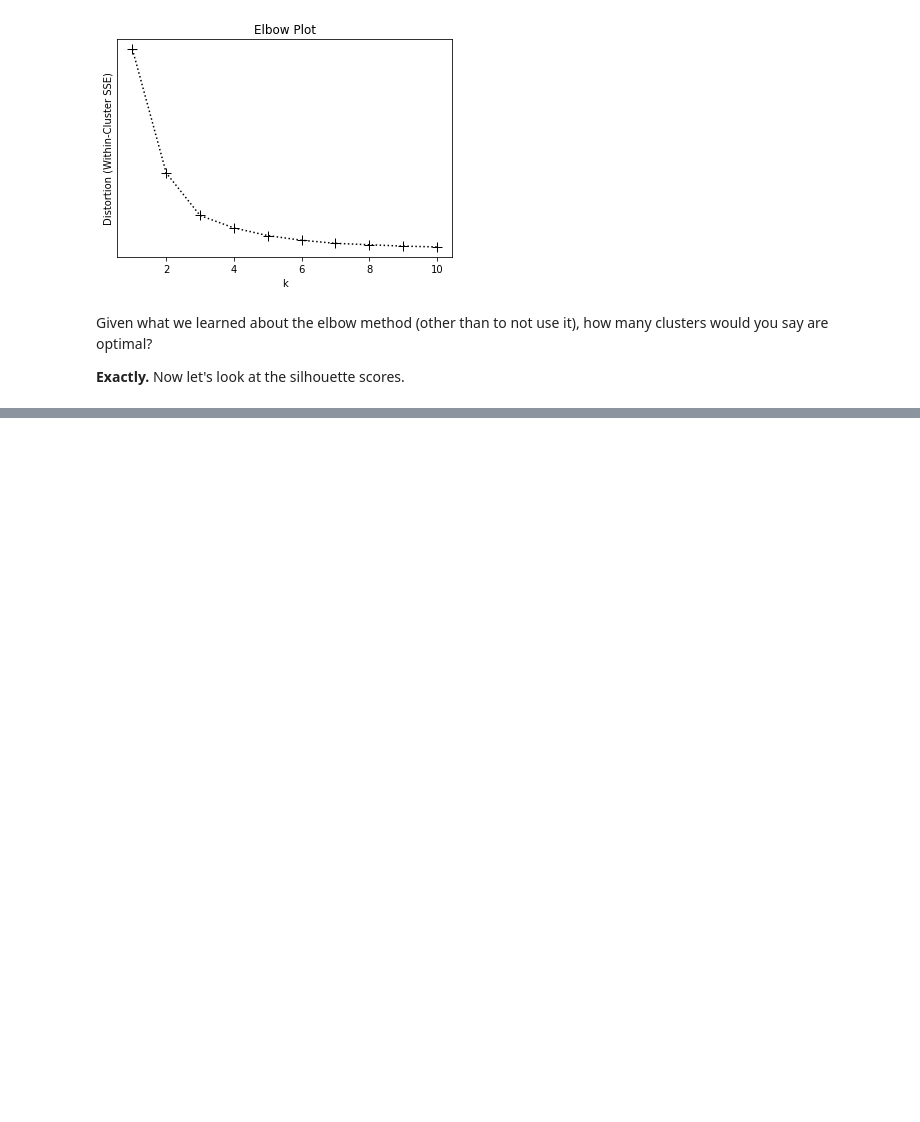
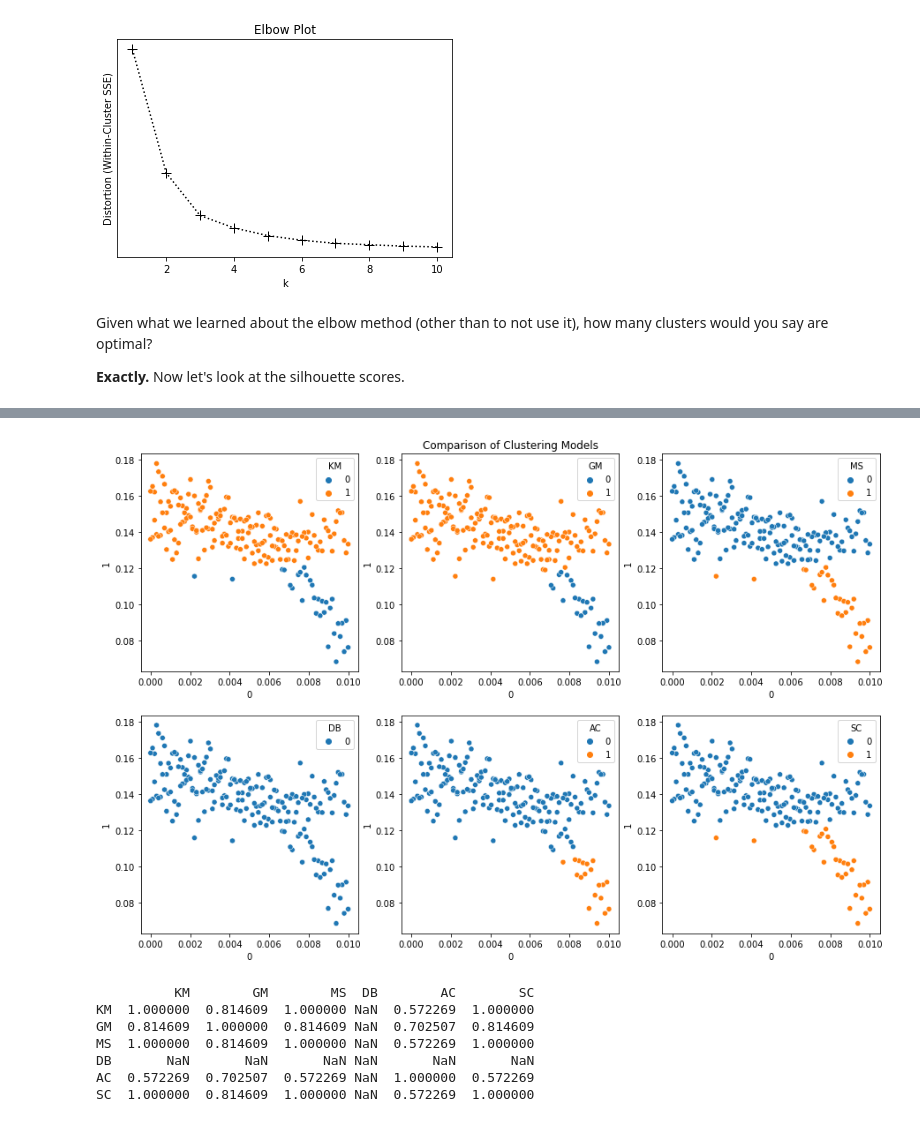
Before and after one commit to curtispmartin/Education, a Jupyter notebook: ADSChE/Mind/UnsupervisedLearning/Clustering/Clustering.ipynb, the cells around one changed output, grey strips where cells are left out. Saved outputs shown, nothing was run; the diff lists cells and outputs as text; code cells hidden in the pictures; blank space fills up the shorter version.

```diff
--- a/ADSChE/Mind/UnsupervisedLearning/Clustering/Clustering.ipynb
+++ b/ADSChE/Mind/UnsupervisedLearning/Clustering/Clustering.ipynb
@@ -291,0 +300,49 @@ __Exactly.__ Now let's look at the silhouette scores.
+# %%
+### Gaussian mixture model
+model_GM = sklmix.GaussianMixture(n_components=2, random_state=random_state)
+df['GM'] = model_GM.fit_predict(df[[0,1]])
+
+### mean-shift model
+model_MS = sklc.MeanShift()
+df['MS'] = model_MS.fit_predict(df[[0,1]])
+
+### DBSCAN model
+model_DB = sklc.DBSCAN(eps=0.5, min_samples=100)
+df['DB'] = model_DB.fit_predict(df[[0,1]])
+
+### hierarchical model
+model_AC = sklc.AgglomerativeClustering(n_clusters=2, linkage="ward")
+df['AC'] = model_AC.fit_predict(df[[0,1]])
+
+### spectral model
+model_SC = sklc.SpectralClustering(n_clusters=2, random_state=random_state)
+df['SC'] = model_SC.fit_predict(df[[0,1]])
+
+### print differences?
+
+### plot & compare different clusterings
+fig, ax = plt.subplots(2,3)
+fig.set_size_inches(15,10)
+
+sns.scatterplot(data=df, x=0, y=1, hue='KM', ax=ax[0,0])
+sns.scatterplot(data=df, x=0, y=1, hue='GM', ax=ax[0,1])
+sns.scatterplot(data=df, x=0, y=1, hue='MS', ax=ax[0,2])
+sns.scatterplot(data=df, x=0, y=1, hue='DB', ax=ax[1,0])
+sns.scatterplot(data=df, x=0, y=1, hue='AC', ax=ax[1,1])
+sns.scatterplot(data=df, x=0, y=1, hue='SC', ax=ax[1,2])
+
+ax[0,1].set_title('Comparison of Clustering Models')
+
+plt.show()
+
+### calculate pairwise coefficient of determination
+print(df[['KM','GM','MS','DB','AC','SC']].corr()**2)
+# %% [output]
+[figure, added]
+          KM        GM        MS  DB        AC        SC
+KM  1.000000  0.814609  1.000000 NaN  0.572269  1.000000
+GM  0.814609  1.000000  0.814609 NaN  0.702507  0.814609
+MS  1.000000  0.814609  1.000000 NaN  0.572269  1.000000
+DB       NaN       NaN       NaN NaN       NaN       NaN
+AC  0.572269  0.702507  0.572269 NaN  1.000000  0.572269
+SC  1.000000  0.814609  1.000000 NaN  0.572269  1.000000
```
Also changed, not shown: parts of 9 cells of this notebook.
